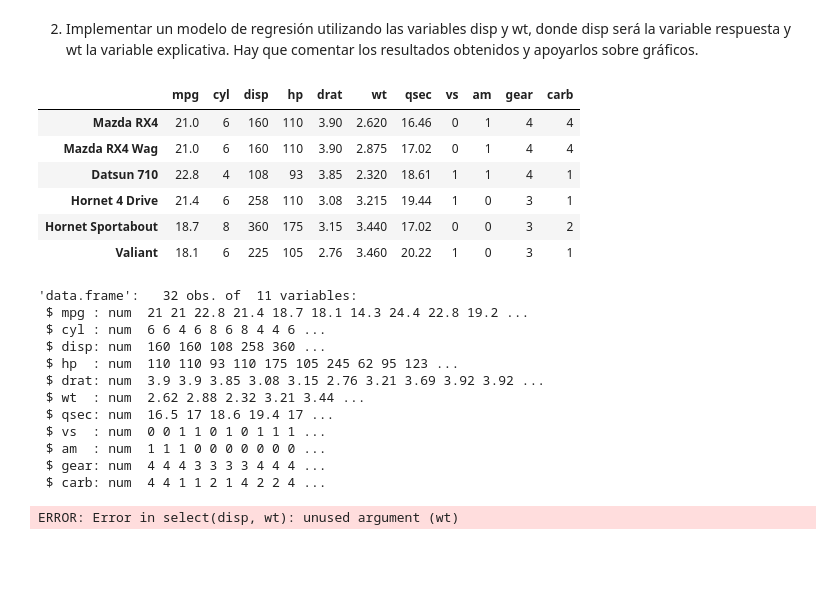
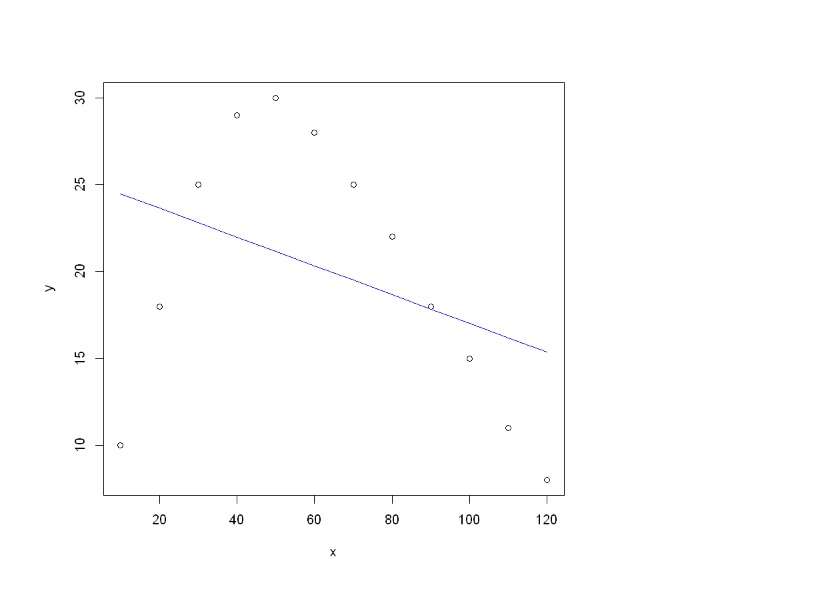
Before and after one commit to DanielEdu/R, a Jupyter notebook: Untitled3.ipynb, the cells around one changed output. Cells and saved outputs as stored; diff of their text form; code cells hidden in the pictures; blank space fills up the shorter version.

```diff
--- a/Untitled3.ipynb
+++ b/Untitled3.ipynb
@@ -143,30 +1,11 @@ plotNormalDensity(qsec)
-# %% [markdown]
-2. Implementar un modelo de regresión utilizando las variables disp y wt, donde disp será la variable respuesta y wt la variable explicativa. Hay que comentar los resultados obtenidos y apoyarlos sobre gráficos.
-# %%
-
-head(mtcars)
-str(mtcars)
-# %% [output]
-|  | mpg | cyl | disp | hp | drat | wt | qsec | vs | am | gear | carb |
-| Mazda RX4 | 21.0 | 6 | 160 | 110 | 3.90 | 2.620 | 16.46 | 0 | 1 | 4 | 4 |
-| Mazda RX4 Wag | 21.0 | 6 | 160 | 110 | 3.90 | 2.875 | 17.02 | 0 | 1 | 4 | 4 |
-| Datsun 710 | 22.8 | 4 | 108 | 93 | 3.85 | 2.320 | 18.61 | 1 | 1 | 4 | 1 |
-| Hornet 4 Drive | 21.4 | 6 | 258 | 110 | 3.08 | 3.215 | 19.44 | 1 | 0 | 3 | 1 |
-| Hornet Sportabout | 18.7 | 8 | 360 | 175 | 3.15 | 3.440 | 17.02 | 0 | 0 | 3 | 2 |
-| Valiant | 18.1 | 6 | 225 | 105 | 2.76 | 3.460 | 20.22 | 1 | 0 | 3 | 1 |
-'data.frame':   32 obs. of  11 variables:
- $ mpg : num  21 21 22.8 21.4 18.7 18.1 14.3 24.4 22.8 19.2 ...
- $ cyl : num  6 6 4 6 8 6 8 4 4 6 ...
- $ disp: num  160 160 108 258 360 ...
- $ hp  : num  110 110 93 110 175 105 245 62 95 123 ...
- $ drat: num  3.9 3.9 3.85 3.08 3.15 2.76 3.21 3.69 3.92 3.92 ...
- $ wt  : num  2.62 2.88 2.32 3.21 3.44 ...
- $ qsec: num  16.5 17 18.6 19.4 17 ...
- $ vs  : num  0 0 1 1 0 1 0 1 1 1 ...
- $ am  : num  1 1 1 0 0 0 0 0 0 0 ...
- $ gear: num  4 4 4 3 3 3 3 4 4 4 ...
- $ carb: num  4 4 1 1 2 1 4 2 2 4 ...
-# %%
-select(disp,wt)
-# %% [output]
-ERROR: Error in select(disp, wt): unused argument (wt)
+# %%
+x <- c(10, 20, 30, 40, 50, 60, 70, 80, 90, 100, 110, 120)
+y <- c(10, 18, 25, 29, 30, 28, 25, 22, 18, 15, 11, 8)
+
+df <- data.frame(x,y)
+
+plot(y ~ x, df)
+model <- lm(y ~ x, df)
+lines(df$x, predict(model), col = 'blue')
+# %% [output]
+[figure, added]
```
Also changed, not shown: parts of 25 cells of this notebook, 2 other files.
